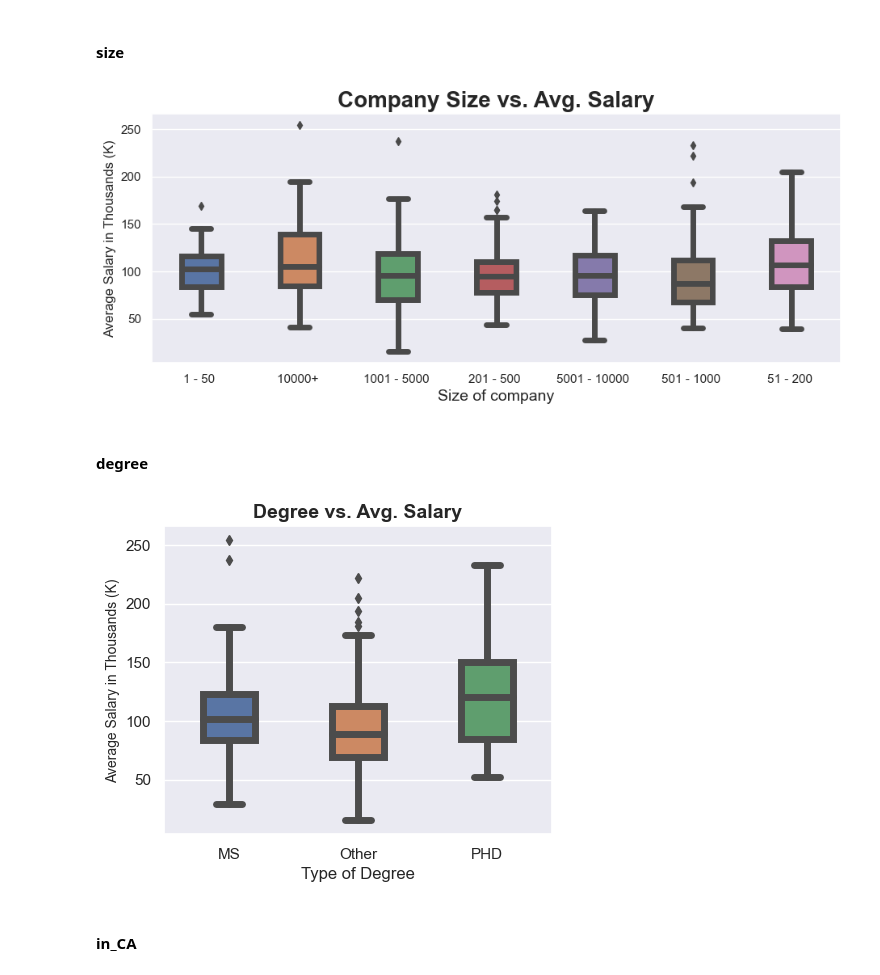
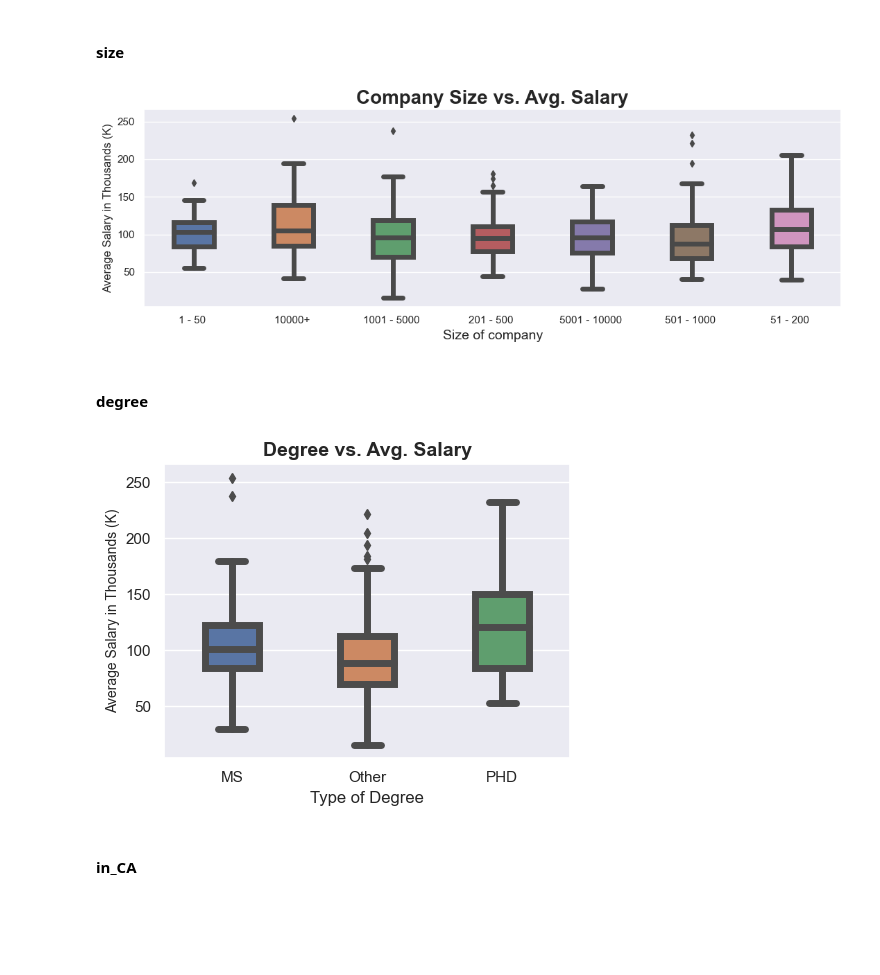
Before and after one commit to jttsai99/data_science_salary, a Jupyter notebook: EDA.ipynb, the cells around one changed output. Drawn from its saved outputs; the diff is of its cells as text; code cells hidden in the pictures; blank space fills up the shorter version.

```diff
--- a/EDA.ipynb
+++ b/EDA.ipynb
@@ -139,14 +144,15 @@ df4['avg_salary_k'] = df['avg_salary_k']
 # %%
 #size of company vs avg salary
 fig6 = plt.figure(figsize=(11, 4))
 fig6 = sns.boxplot(x="size", y="avg_salary_k",data = df4, linewidth=5, width=0.4)
 #modify individual font size of elements
 fig6.set_xlabel('Size of company', fontsize=14);
 fig6.set_ylabel('Average Salary in Thousands (K)', fontsize=12);
 fig6.set_title('Company Size vs. Avg. Salary', fontsize=20, fontweight='bold')
+plt.tight_layout()
 fig6.figure.savefig(save_location+'bp_size', dpi=300)
 # %% [output]
-[figure, old version]
+[figure, new version]
 # %% [markdown]
 #### degree
 # %%
@@ -157,9 +163,10 @@ fig7 = sns.boxplot(x="degree", y="avg_salary_k",data = df4, linewidth=5, width=0
 fig7.set_xlabel('Type of Degree', fontsize=12);
 fig7.set_ylabel('Average Salary in Thousands (K)', fontsize=10);
 fig7.set_title('Degree vs. Avg. Salary', fontsize=14, fontweight='bold')
+plt.tight_layout()
 fig7.figure.savefig(save_location+'bp_degree', dpi=300)
 # %% [output]
-[figure, old version]
+[figure, new version]
 # %% [markdown]
 #### in_CA
 # %%
```
Also changed, not shown: parts of 9 cells of this notebook, 12 other files.
